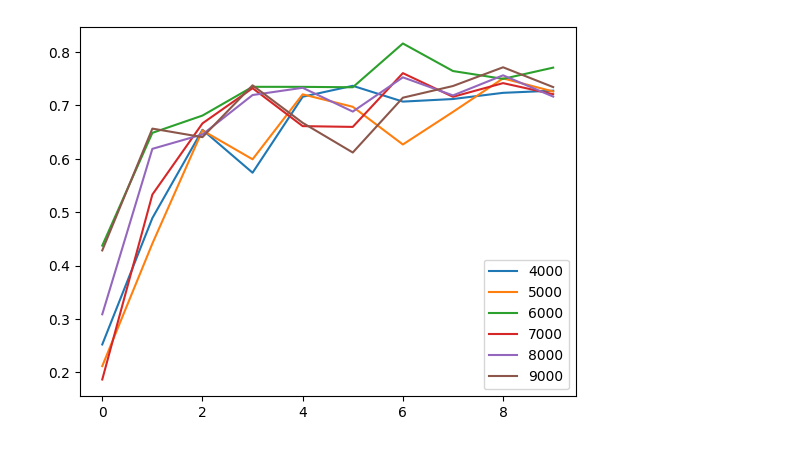
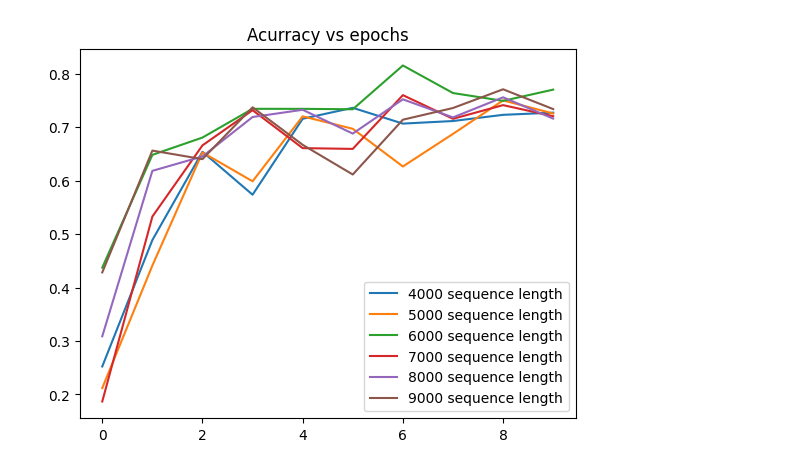
Before and after one commit to itsAnanth/OT-van-allen-probe, a Jupyter notebook: notebooks/tuning.ipynb, the cells around one changed output. Cells and saved outputs as stored; diff of their text form; code cells hidden in the pictures.

Commit message:
chore: minor graph changes

```diff
--- a/notebooks/tuning.ipynb
+++ b/notebooks/tuning.ipynb
@@ -28,12 +28,13 @@ data
 # %%
 for dat in data:
     seq_length = dat['value']
     metrics = dat['metrics']
     losses = [x['loss'] for x in metrics]
     rscores = [x['rscore'] for x in metrics]
 
-    plt.plot(range(len(rscores)), rscores, label=str(seq_length))
+    plt.plot(range(len(rscores)), rscores, label=f"{seq_length} sequence length")
+plt.title("Acurracy vs epochs")
 plt.legend()
 plt.show()
 # %% [output]
-[figure, old version]
+[figure, new version]
```
